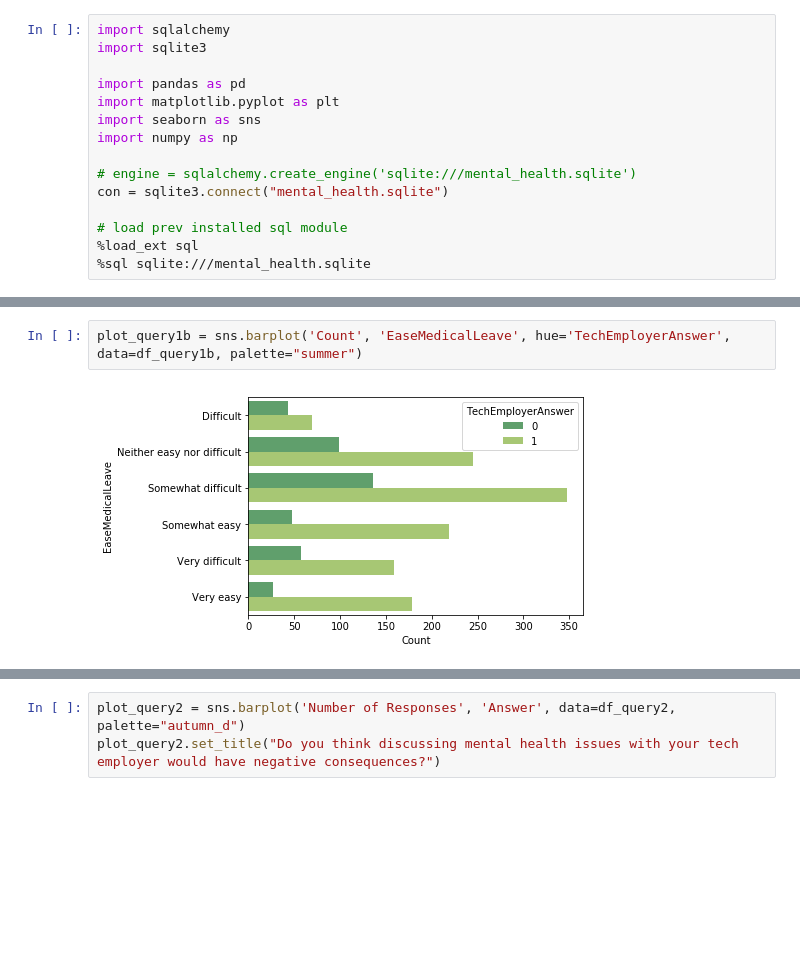
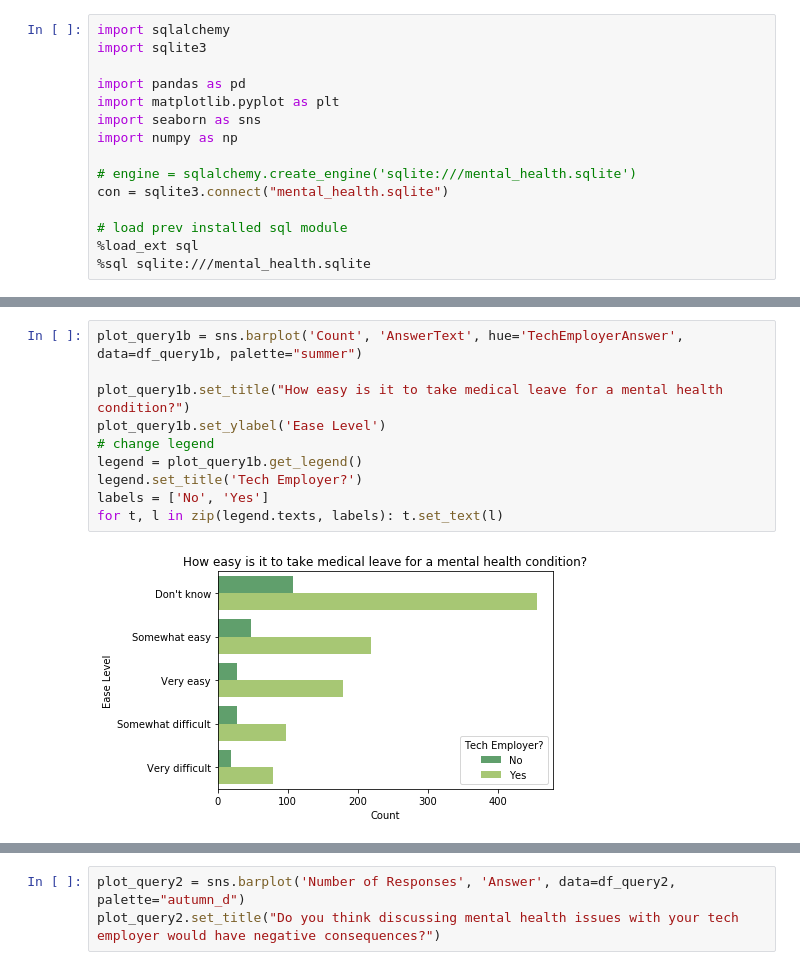
Before and after one commit to laimich/Tech-Mental-Health-Survey-Data-Analysis, a Jupyter notebook: mental_health_survey_data_analysis.ipynb, the cells around one changed output, grey strips where cells are left out. Saved outputs shown, nothing was run; the diff lists cells and outputs as text; blank space fills up the shorter version.

```diff
--- a/mental_health_survey_data_analysis.ipynb
+++ b/mental_health_survey_data_analysis.ipynb
@@ -112,4 +107,12 @@ df_query1b
-# %%
-plot_query1b = sns.barplot('Count', 'EaseMedicalLeave', hue='TechEmployerAnswer', data=df_query1b, palette="summer")
-# %% [output]
-[figure, removed]
+# %%
+plot_query1b = sns.barplot('Count', 'AnswerText', hue='TechEmployerAnswer', data=df_query1b, palette="summer")
+
+plot_query1b.set_title("How easy is it to take medical leave for a mental health condition?")
+plot_query1b.set_ylabel('Ease Level')
+# change legend
+legend = plot_query1b.get_legend()
+legend.set_title('Tech Employer?')
+labels = ['No', 'Yes']
+for t, l in zip(legend.texts, labels): t.set_text(l)
+# %% [output]
+[figure, added]
```
Also changed, not shown: parts of 7 cells of this notebook, 1 other file.
